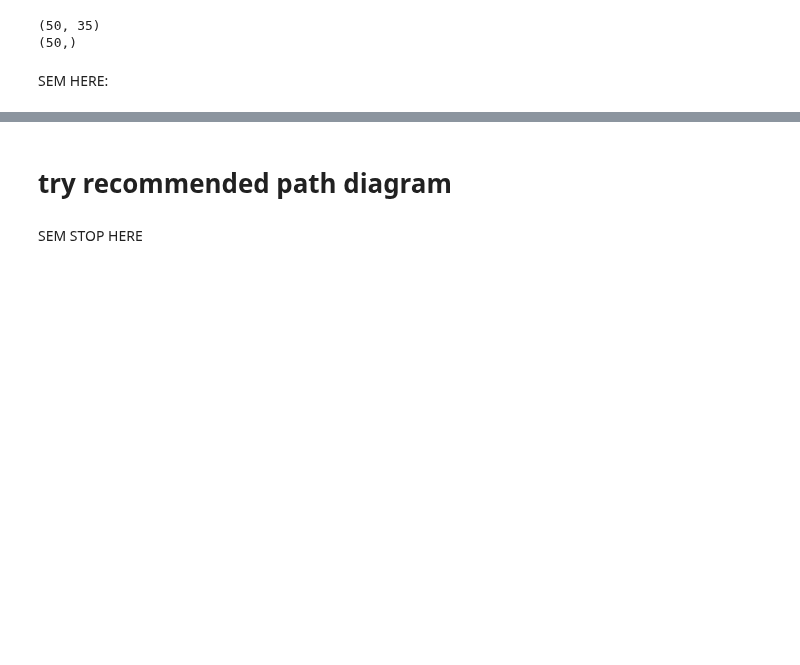
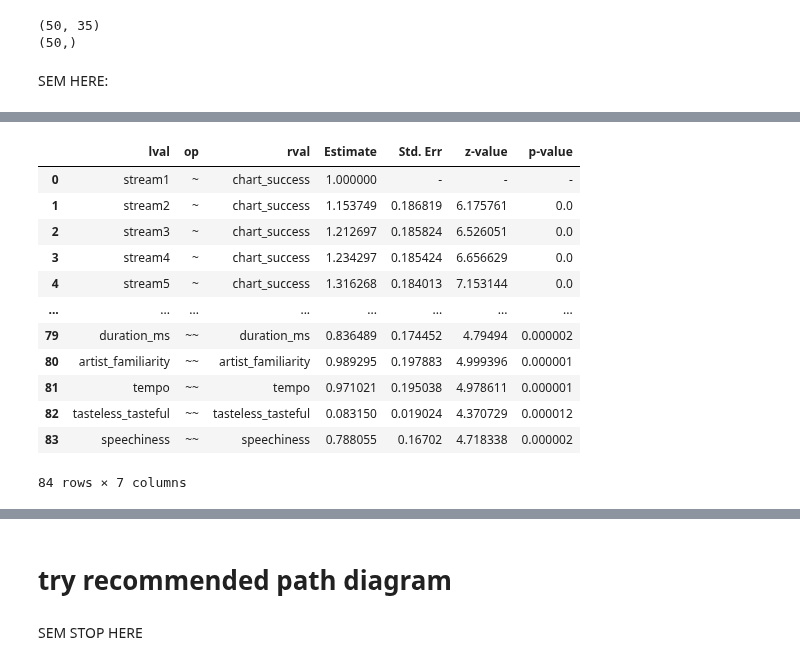
Before and after one commit to dlsucomet/aWit-trial, a Jupyter notebook: LEGIT LEGIT 032023/legit/BASIC/Normalization.ipynb, the cells around one changed output, grey strips where cells are left out. Drawn from its saved outputs; the diff is of its cells as text; code cells hidden in the pictures; blank space fills up the shorter version.

```diff
--- a/LEGIT LEGIT 032023/legit/BASIC/Normalization.ipynb
+++ b/LEGIT LEGIT 032023/legit/BASIC/Normalization.ipynb
@@ -631,0 +788,16 @@ g
+# %%
+# model valence
+mod4 = """
+chart_success =~ stream1 + stream2 + stream3 + stream4 + stream5 + stream6 + stream6 + stream7 + stream8 + stream9 + stream_category
+intrinsic =~ key + loudness + speechiness + liveness + valence + tempo + duration_ms
+extrinsic =~ music_label + artist_collab + chart_history + mean_trends
+crowdsource =~ song_familiarity + artist_familiarity + bad_good + distasteful_tasty + dull_exciting + tasteless_tasteful + unimaginative_creative + untalented_talented + unpleasant_pleasant + forgettable_memorable + boring_interesting + listen_similar + share_friends + add_playlist
+
+valence ~ intrinsic + extrinsic + crowdsource + chart_success
+
+DEFINE(ordinal) key music_label artist_collab stream1 stream2 stream3 stream4 stream5 stream6 stream7 stream8 stream9 stream_category
+      """
+# %%
+model4 = sem.Model(mod4)
+result4 = model4.fit(data) #can change obj and solver
+print(result4)
@@ -631,0 +813,16 @@ g
+# %%
+model4.inspect()
+# %% [output]
+|  | lval | op | rval | Estimate | Std. Err | z-value | p-value |
+| 0 | stream1 | ~ | chart_success | 1.000000 | - | - | - |
+| 1 | stream2 | ~ | chart_success | 1.153749 | 0.186819 | 6.175761 | 0.0 |
+| 2 | stream3 | ~ | chart_success | 1.212697 | 0.185824 | 6.526051 | 0.0 |
+| 3 | stream4 | ~ | chart_success | 1.234297 | 0.185424 | 6.656629 | 0.0 |
+| 4 | stream5 | ~ | chart_success | 1.316268 | 0.184013 | 7.153144 | 0.0 |
+| ... | ... | ... | ... | ... | ... | ... | ... |
+| 79 | duration_ms | ~~ | duration_ms | 0.836489 | 0.174452 | 4.79494 | 0.000002 |
+| 80 | artist_familiarity | ~~ | artist_familiarity | 0.989295 | 0.197883 | 4.999396 | 0.000001 |
+| 81 | tempo | ~~ | tempo | 0.971021 | 0.195038 | 4.978611 | 0.000001 |
+| 82 | tasteless_tasteful | ~~ | tasteless_tasteful | 0.083150 | 0.019024 | 4.370729 | 0.000012 |
+| 83 | speechiness | ~~ | speechiness | 0.788055 | 0.16702 | 4.718338 | 0.000002 |
+84 rows × 7 columns
```
Also changed, not shown: parts of 74 cells of this notebook, 9 other files.
